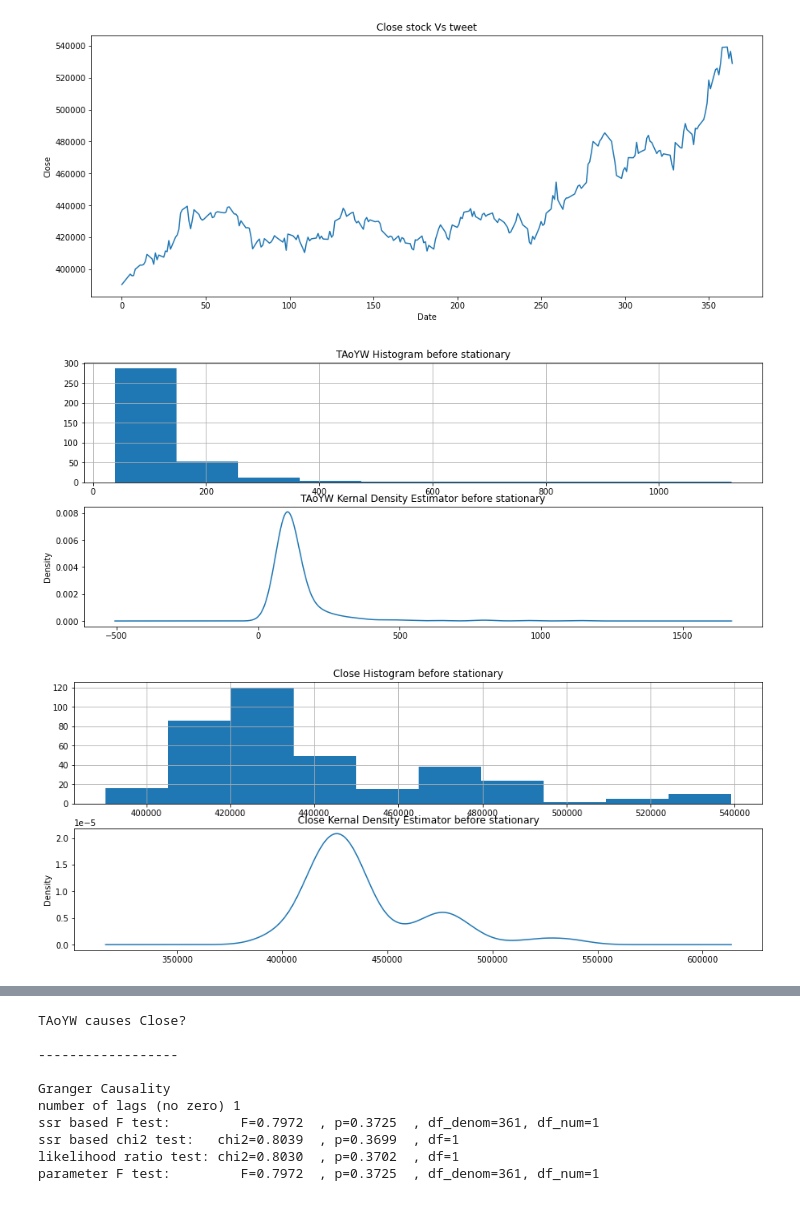
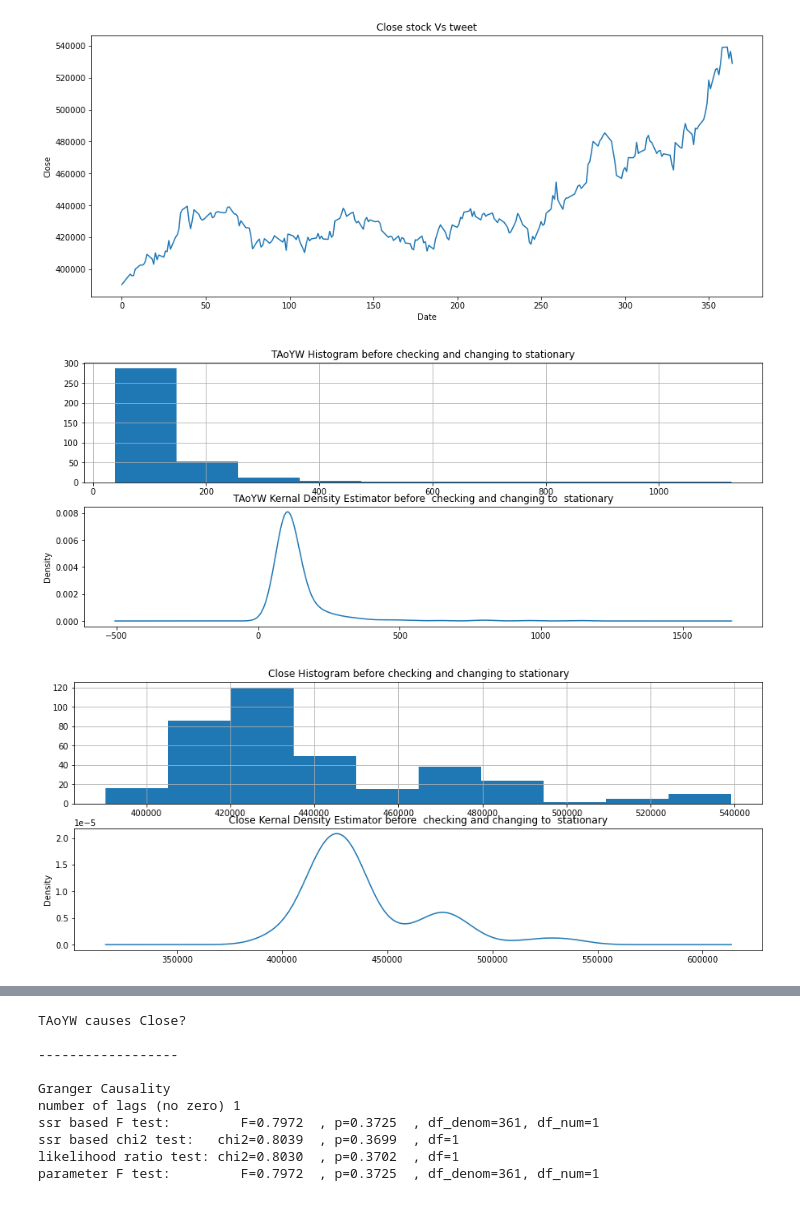
Before and after one commit to RobertNowak92/Wplyw_mediow_spolecznosciowych_na_gilde, a Jupyter notebook: Multivariate_series_18042022-Copy4.ipynb, the cells around one changed output, grey strips where cells are left out. Drawn from its saved outputs; the diff is of its cells as text; code cells hidden in the pictures.

```diff
--- a/Multivariate_series_18042022.ipynb
+++ b/Multivariate_series_18042022-Copy4.ipynb
@@ -43,8 +43,8 @@ from statsmodels.tsa.stattools import grangercausalitytests
 import warnings
 warnings.filterwarnings("ignore")
 # %%
-df = pd.read_csv('C:\/Users/Admin/Documents/Kasia_Linux/during_combined_covid_short.csv')
-df.head()
+dafDC = pd.read_csv('C:\/Users/Admin/Documents/Kasia_Linux/during_combined_covid_short.csv')
+dafDC.head()
 # %% [output]
 |  | date | TAoYW | Close |
 | 0 | 2021-04-01 | 105 | 390360.00 |
@@ -53,27 +53,27 @@ df.head()
 | 3 | 2021-04-04 | 67 | 394241.25 |
 | 4 | 2021-04-05 | 127 | 395535.00 |
 # %%
-for feature in df[['TAoYW' ,'Close']]:
-    df[str(feature)].plot(figsize=(15, 6))
+for feat in dafDC[['TAoYW' ,'Close']]:
+    dafDC[str(feat)].plot(figsize=(15, 6))
     plt.xlabel("Date")
-    plt.ylabel(feature)
-    plt.title(f"{str(feature)} stock Vs tweet")
+    plt.ylabel(feat)
+    plt.title(f"{str(feat)} stock Vs tweet")
     plt.show()
 # %% [output]
 [figure]
 [figure]
 # %%
-for feature in df[['TAoYW', 'Close']]:
+for feat in dafDC[['TAoYW', 'Close']]:
     plt.figure(1, figsize=(15,6))
     plt.subplot(211)
-    plt.title(f"{str(feature)} Histogram before stationary")
-    df[str(feature)].hist()
+    plt.title(f"{str(feat)} Histogram before checking and changing to stationary")
+    dafDC[str(feat)].hist()
     plt.subplot(212)
-    df[str(feature)].plot(kind='kde')
-    plt.title(f"{str(feature)} Kernal Density Estimator before stationary")
+    dafDC[str(feat)].plot(kind='kde')
+    plt.title(f"{str(feat)} Kernal Density Estimator before  checking and changing to  stationary")
     plt.show()
 # %% [output]
-[figure, old version]
+[figure, new version]
-[figure, old version]
+[figure, new version]
 # %%
 #Lag – the number of previous observations measured during autocorrelation.
```
Also changed, not shown: parts of 53 cells of this notebook, 1 other file.
